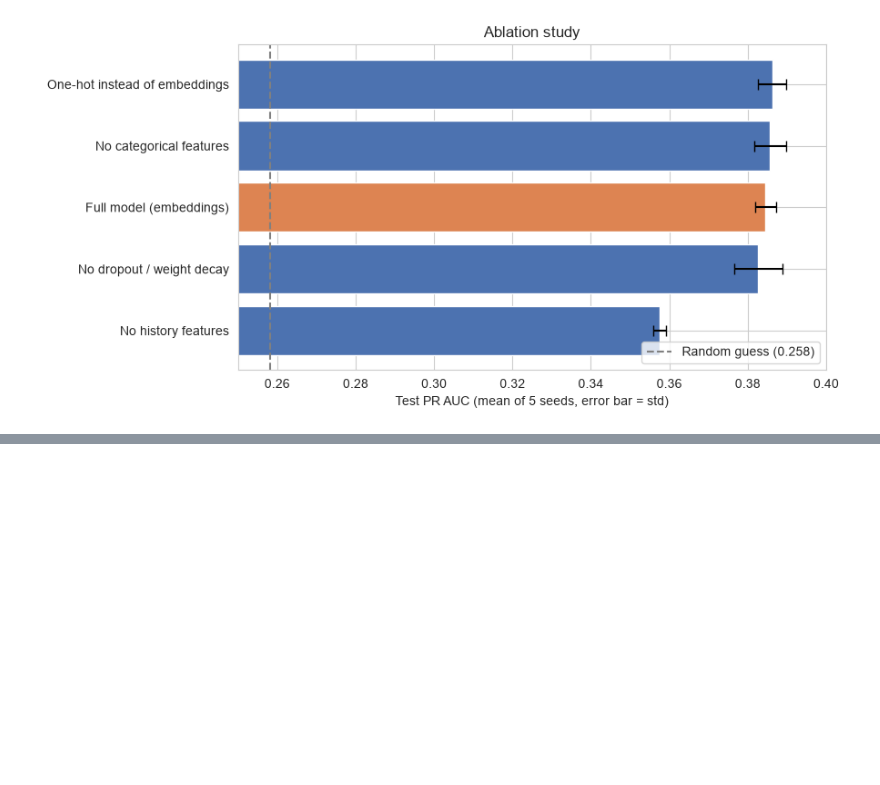
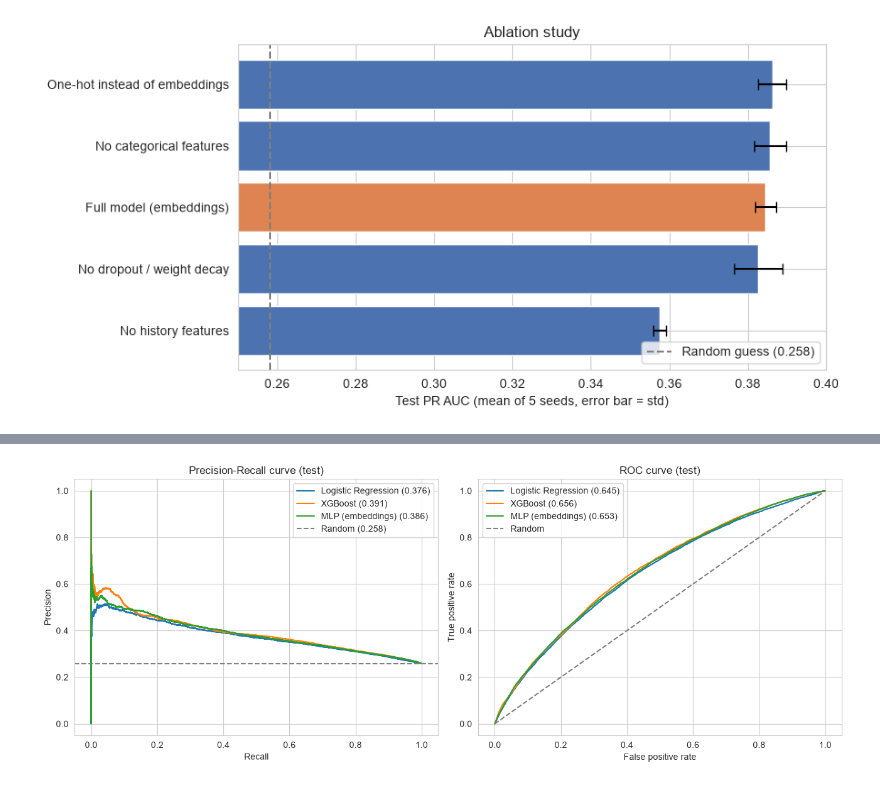
Before and after one commit to mayank-pillai-99/flight-delay-prediction, a Jupyter notebook: phase2/flight_delay_dl.ipynb, the cells around one changed output, grey strips where cells are left out. Drawn from its saved outputs; the diff is of its cells as text; code cells hidden in the pictures; blank space fills up the shorter version.

Commit message:
Phase 2: add test evaluation, calibration and embedding analysis

```diff
--- a/phase2/flight_delay_dl.ipynb
+++ b/phase2/flight_delay_dl.ipynb
@@ -373,0 +376,14 @@ plt.show()
+# %%
+test_logits_mlp = predict_logits(mlp, test_t)
+test_prob["MLP (embeddings)"] = 1 / (1 + np.exp(-test_logits_mlp))
+
+def recall_at_precision(y_true, prob, min_precision=0.5):
+    precision, recall, _ = precision_recall_curve(y_true, prob)
+    return recall[precision >= min_precision].max()
+
+rows = [{"model": "Random guess", "PR_AUC": y_test.mean(), "ROC_AUC": 0.5, "recall@precision0.5": np.nan, "Brier": np.nan}]
+for name, p in test_prob.items():
+    rows.append({"model": name, "PR_AUC": average_precision_score(y_test, p), "ROC_AUC": roc_auc_score(y_test, p),
+                 "recall@precision0.5": recall_at_precision(y_test, p), "Brier": brier_score_loss(y_test, p)})
+comparison = pd.DataFrame(rows).set_index("model").round(4)
+comparison
@@ -373,0 +397,18 @@ plt.show()
+# %%
+fig, axes = plt.subplots(1, 2, figsize=(13, 5))
+for name, p in test_prob.items():
+    precision, recall, _ = precision_recall_curve(y_test, p)
+    axes[0].plot(recall, precision, label=f"{name} ({average_precision_score(y_test, p):.3f})")
+    fpr, tpr, _ = roc_curve(y_test, p)
+    axes[1].plot(fpr, tpr, label=f"{name} ({roc_auc_score(y_test, p):.3f})")
+axes[0].axhline(y_test.mean(), color="grey", linestyle="--", label=f"Random ({y_test.mean():.3f})")
+axes[0].set_xlabel("Recall"); axes[0].set_ylabel("Precision"); axes[0].set_title("Precision-Recall curve (test)")
+axes[1].plot([0, 1], [0, 1], color="grey", linestyle="--", label="Random")
+axes[1].set_xlabel("False positive rate"); axes[1].set_ylabel("True positive rate"); axes[1].set_title("ROC curve (test)")
+for ax in axes:
+    ax.legend()
+plt.tight_layout()
+plt.savefig("figures/pr_roc_curves.png", dpi=150)
+plt.show()
+# %% [output]
+[figure, added]
```
Also changed, not shown: parts of 6 cells of this notebook, 3 other files.
